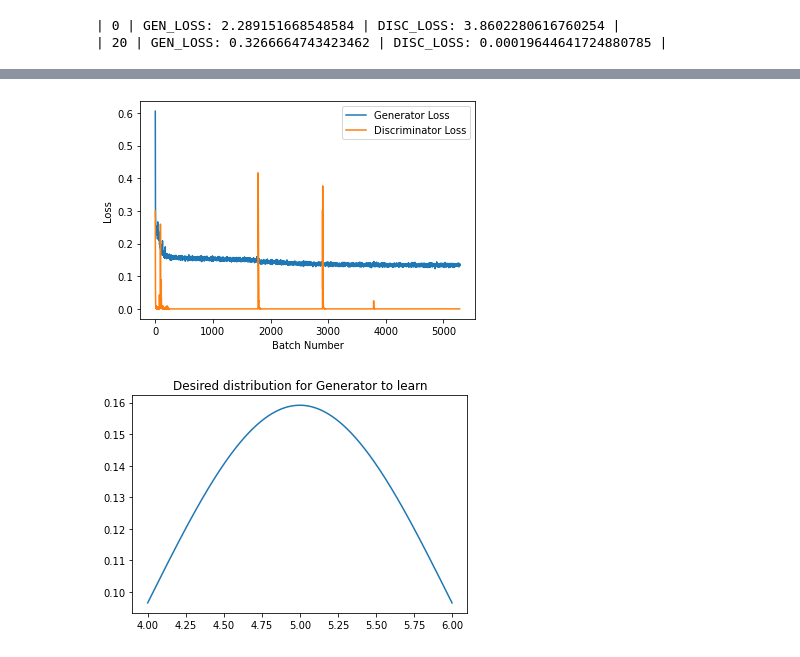
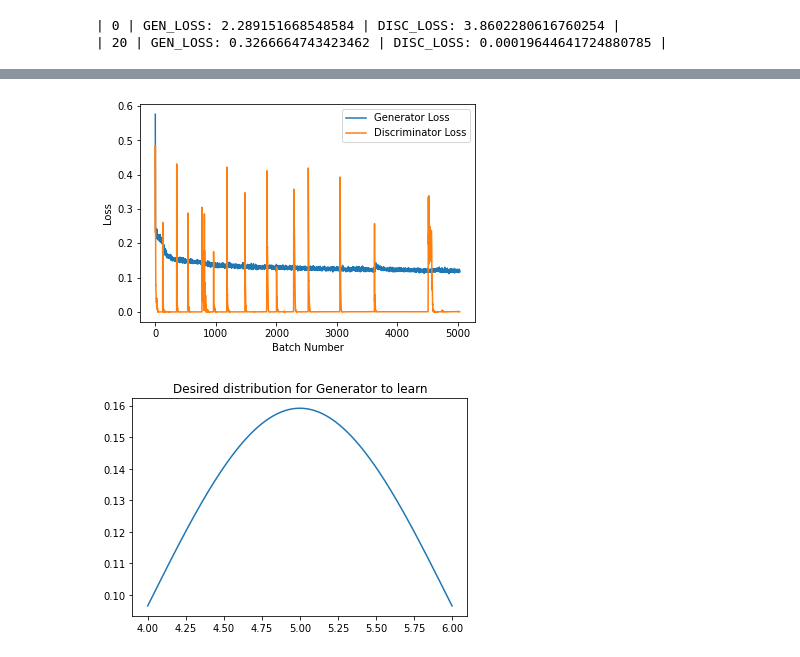
Before and after one commit to abhishek-rr/CV-Image-inpaining, a Jupyter notebook: CV_v2.ipynb, the cells around one changed output, grey strips where cells are left out. Drawn from its saved outputs; the diff is of its cells as text; code cells hidden in the pictures.

```diff
--- a/CV_v2.ipynb
+++ b/CV_v2.ipynb
@@ -679,23 +679,23 @@ get_output(x[5:])
 # %%
 # Cell to plot the discriminator and generator losses
 import matplotlib.pyplot as plt
 
-gen_file_name = 'outputs/glr_0.001_dlr_0.0002_gen.txt'
-disc_file_name = 'outputs/glr_0.001_dlr_0.0002_disc.txt'
+gen_file_name = 'outputs/glr_0.01_dlr_0.001_gen.txt'
+disc_file_name = 'outputs/glr_0.01_dlr_0.001_disc.txt'
 file_gen = open(gen_file_name, 'r')
 file_disc = open(disc_file_name, 'r')
 
 gen_loss = [float(i) for i in file_gen]
 disc_loss = [float(i) for i in file_disc]
 
 plt.plot(range(len(gen_loss)), gen_loss, label='Generator Loss')
 plt.plot(range(len(disc_loss)), disc_loss, label='Discriminator Loss')
 plt.xlabel("Batch Number")
 plt.ylabel("Loss")
 plt.legend()
 plt.show()
 # %% [output]
-[figure, old version]
+[figure, new version]
 # %%
 # Cells to implement simple GAN to learn a set Gaussian distribution
 
```
Also changed, not shown: parts of 3 cells of this notebook, 2 other files.
